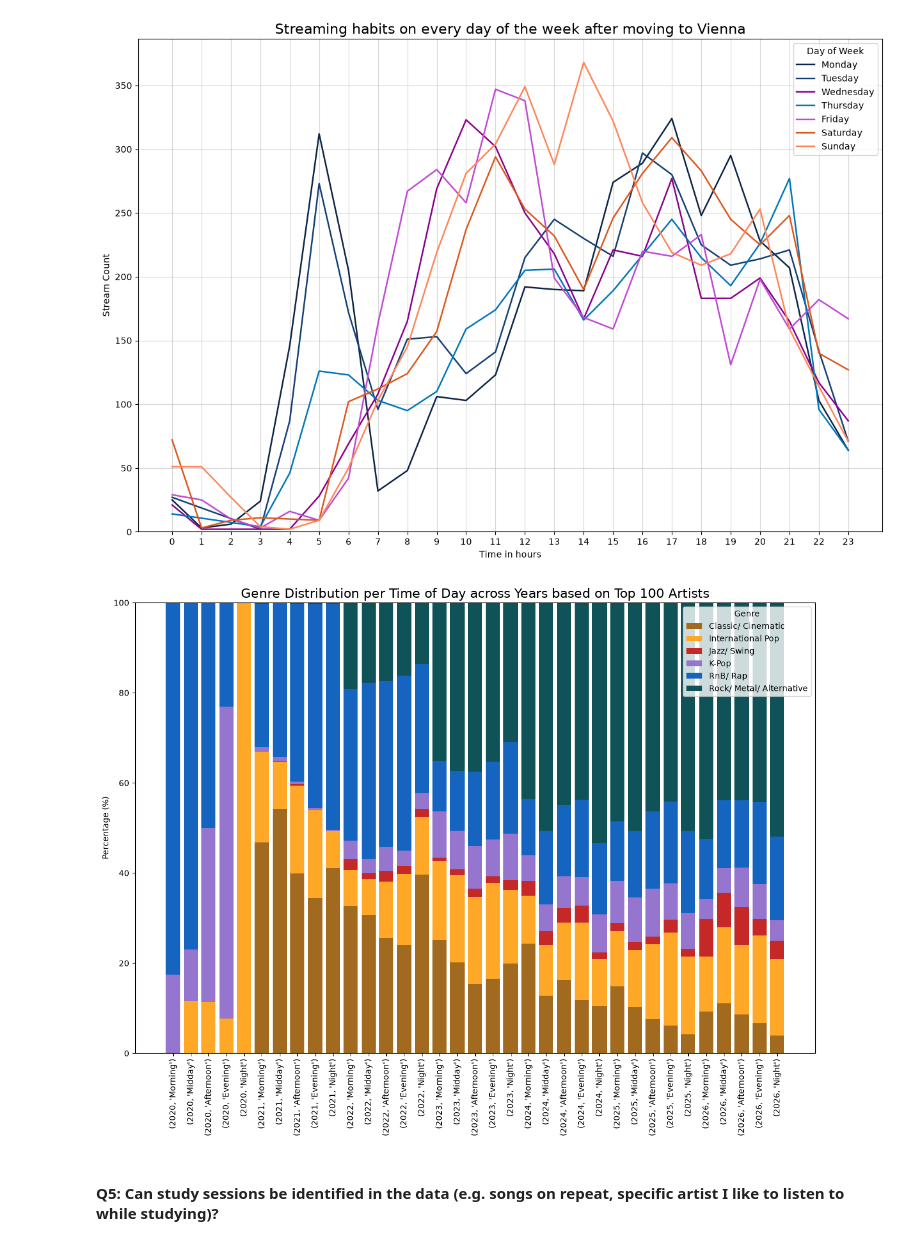
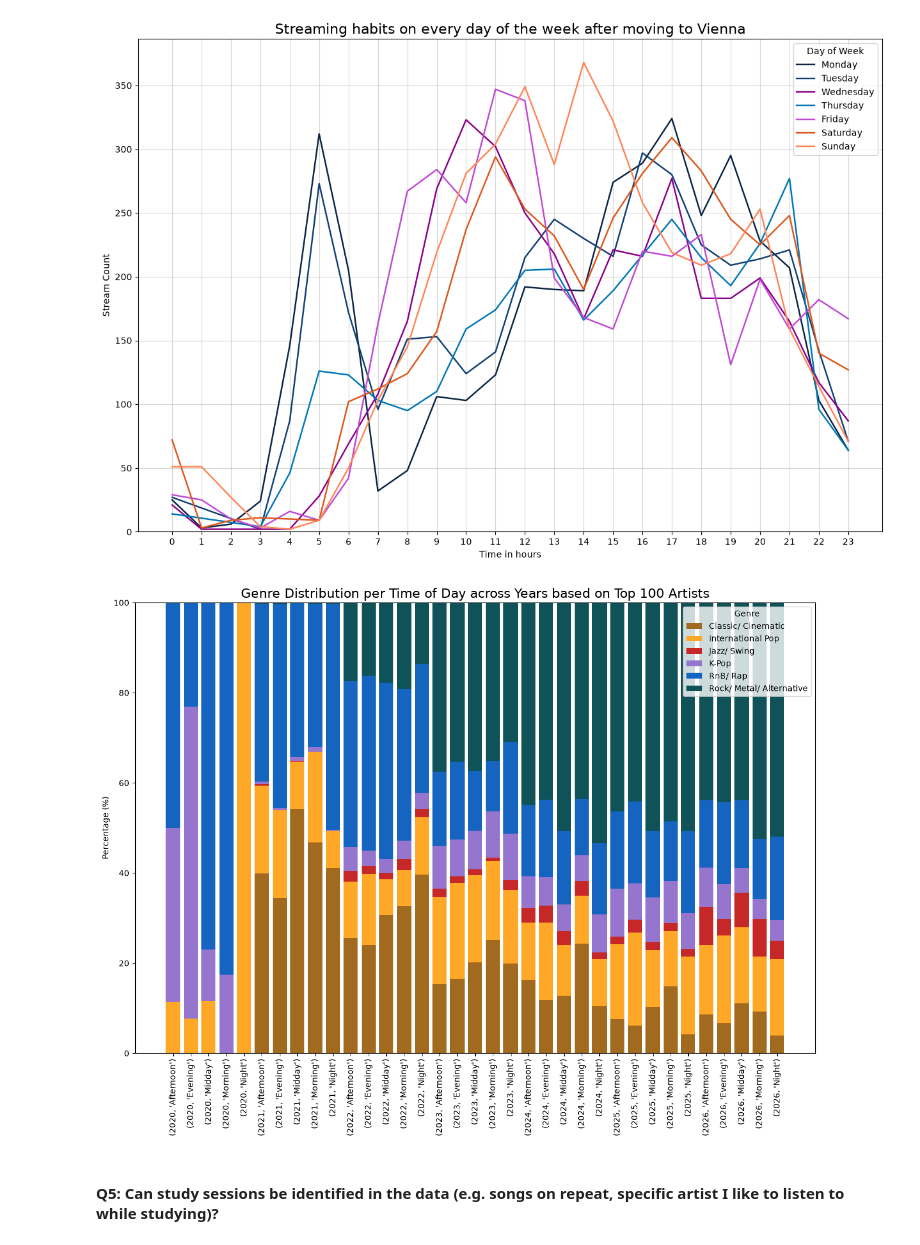
Before and after one commit to alyssa-leuschner/spotify-data-analysis, a Jupyter notebook: spotify_data_analysis.ipynb, the cells around one changed output. Drawn from its saved outputs; the diff is of its cells as text; code cells hidden in the pictures.

Commit message:
Debugged genre distribution plot

```diff
--- a/spotify_data_analysis.ipynb
+++ b/spotify_data_analysis.ipynb
@@ -158,0 +127,23 @@ plt.show()
+# %%
+# Define function to simplify the device names
+def device(name):
+    if "iPhone" in name or "Ipad" in name or "ios" in name:
+        return "Smartphone or Tablet"
+    else:
+        return "Laptop"
+
+# Creating a new column for devices
+cleaned_data["device"] = cleaned_data["platform"].apply(device)
+
+
+# Creating a boxplot
+plt.figure(figsize=(14, 6))
+sns.boxplot(data= cleaned_data, x= "device", y= "year", color= "#097969")
+
+plt.title("Device Usage Distribution", fontsize= 16)
+plt.xlabel("Device")
+plt.ylabel("Year")
+
+plt.grid(axis= "y", linestyle= "--", alpha= 0.5)
+
+plt.show()
@@ -589,6 +580,9 @@ plt.show()
 # Extract weekdays
 cleaned_data["day_type"] = np.where(cleaned_data["ts"].dt.dayofweek >= 5, "Weekend", "Weekday")
 # %%
+# Apply function "get_day_of_day" to "filtered_genres"
+filtered_genres["time_of_day"] = cleaned_data["hour"].apply(get_time_of_day)
+
 # Normalise streams per daytime by genre
 daytime_genre = filtered_genres.groupby(["year", "time_of_day", "genre"]).size().reset_index(name= "count")
 daytime_genre["percent"] = daytime_genre.groupby(["year","time_of_day"]) ["count"].transform(lambda x: (x/ x.sum()) *100)
@@ -607,33 +601,33 @@ new_genre_colours= {
     "Classic/ Cinematic": "#A26A1E",
     "International Pop": "#FFA726",
     "Jazz/ Swing": "#C62828",
     "K-Pop": "#9575CD",
     "Rock/ Metal/ Alternative": "#0F5257",
     "RnB/ Rap": "#1565C0"
 }
 
 # Create a plot
 plt.figure(figsize= (15, 10))
 
 # Define a starting point for the bars
 bottom_values = 0
 
 # Transform multi index into text labels
 x_labels = pivot_daytime_genre.index.map(str)
 
 for genre in pivot_daytime_genre.columns:
     plt.bar(x= x_labels, height= pivot_daytime_genre[genre], bottom= bottom_values, label= genre, color= new_genre_colours.get(genre))
     bottom_values += pivot_daytime_genre[genre]
 
 # Visualise listened genre by daytime using a stacked bar chart
 plt.title("Genre Distribution per Time of Day across Years based on Top 100 Artists", fontsize= 16)
 plt.xlabel("")
 plt.xticks(rotation= 90)
 plt.ylabel("Percentage (%)")
 
 plt.legend(title= "Genre")
 plt.show()
 # %% [output]
-[figure, old version]
+[figure, new version]
 # %% [markdown]
 #### Q5: Can study sessions be identified in the data (e.g. songs on repeat, specific artist I like to listen to while studying)?
```
Also changed, not shown: parts of 3 cells of this notebook.
